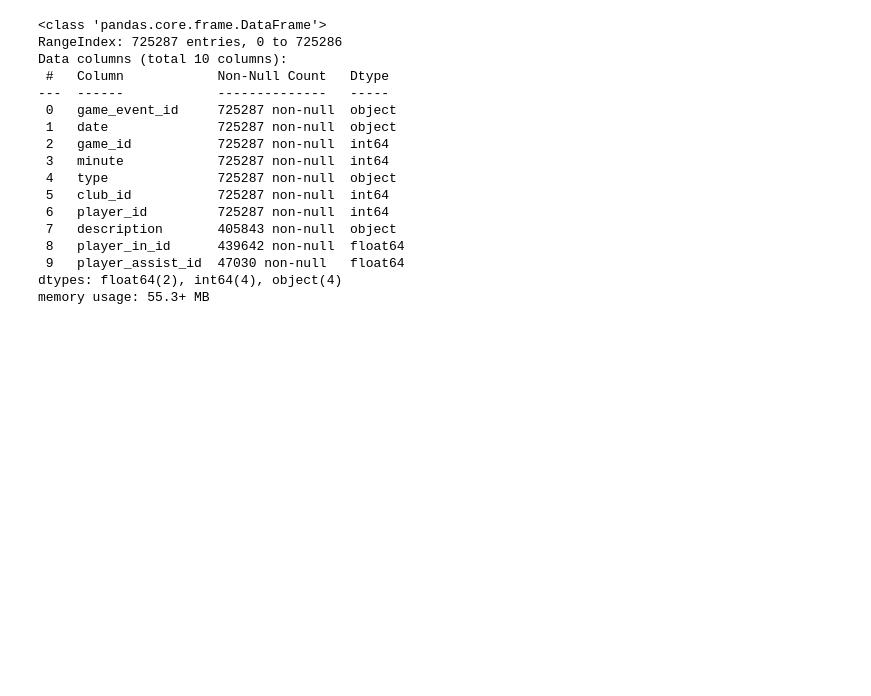
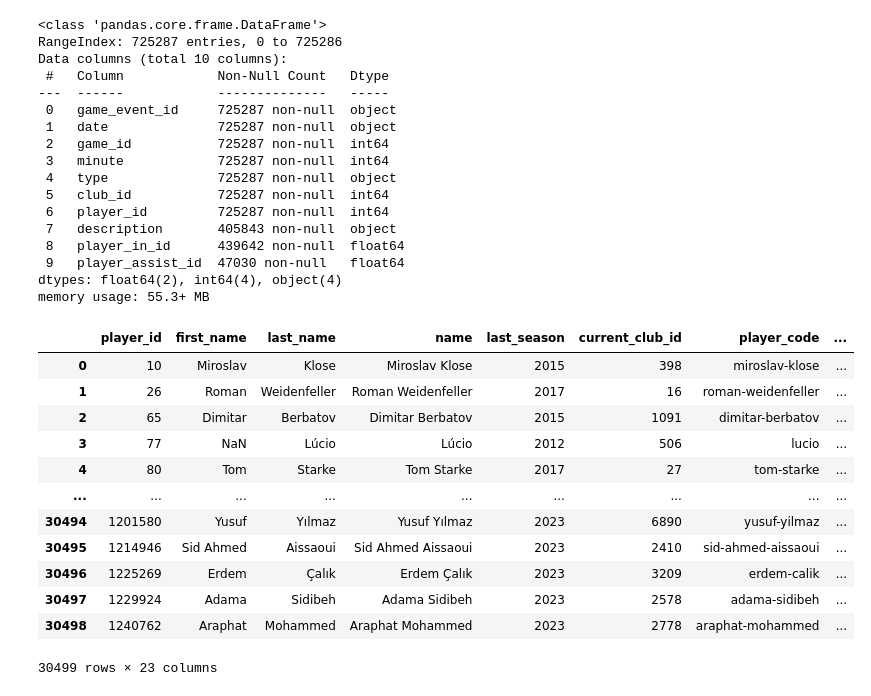
Before and after one commit to MijeongKim0533/PJ_Best_Combination, a Jupyter notebook: SY/Untitled-1.ipynb, the cells around one changed output. Drawn from its saved outputs; the diff is of its cells as text; code cells hidden in the pictures; blank space fills up the shorter version.

```diff
--- a/SY/Untitled-1.ipynb
+++ b/SY/Untitled-1.ipynb
@@ -387,3 +387,19 @@ dtypes: float64(2), int64(4), object(4)
 memory usage: 55.3+ MB
 # %%
 df6 = pd.merge(df5, game_events, on = 'game_id')
+# %%
+players
+# %% [output]
+|  | player_id | first_name | last_name | name | last_season | current_club_id | player_code | ... |
+| 0 | 10 | Miroslav | Klose | Miroslav Klose | 2015 | 398 | miroslav-klose | ... |
+| 1 | 26 | Roman | Weidenfeller | Roman Weidenfeller | 2017 | 16 | roman-weidenfeller | ... |
+| 2 | 65 | Dimitar | Berbatov | Dimitar Berbatov | 2015 | 1091 | dimitar-berbatov | ... |
+| 3 | 77 | NaN | Lúcio | Lúcio | 2012 | 506 | lucio | ... |
+| 4 | 80 | Tom | Starke | Tom Starke | 2017 | 27 | tom-starke | ... |
+| ... | ... | ... | ... | ... | ... | ... | ... | ... |
+| 30494 | 1201580 | Yusuf | Yılmaz | Yusuf Yılmaz | 2023 | 6890 | yusuf-yilmaz | ... |
+| 30495 | 1214946 | Sid Ahmed | Aissaoui | Sid Ahmed Aissaoui | 2023 | 2410 | sid-ahmed-aissaoui | ... |
+| 30496 | 1225269 | Erdem | Çalık | Erdem Çalık | 2023 | 3209 | erdem-calik | ... |
+| 30497 | 1229924 | Adama | Sidibeh | Adama Sidibeh | 2023 | 2578 | adama-sidibeh | ... |
+| 30498 | 1240762 | Araphat | Mohammed | Araphat Mohammed | 2023 | 2778 | araphat-mohammed | ... |
+30499 rows × 23 columns
```
Also changed, not shown: parts of 2 cells of this notebook.
